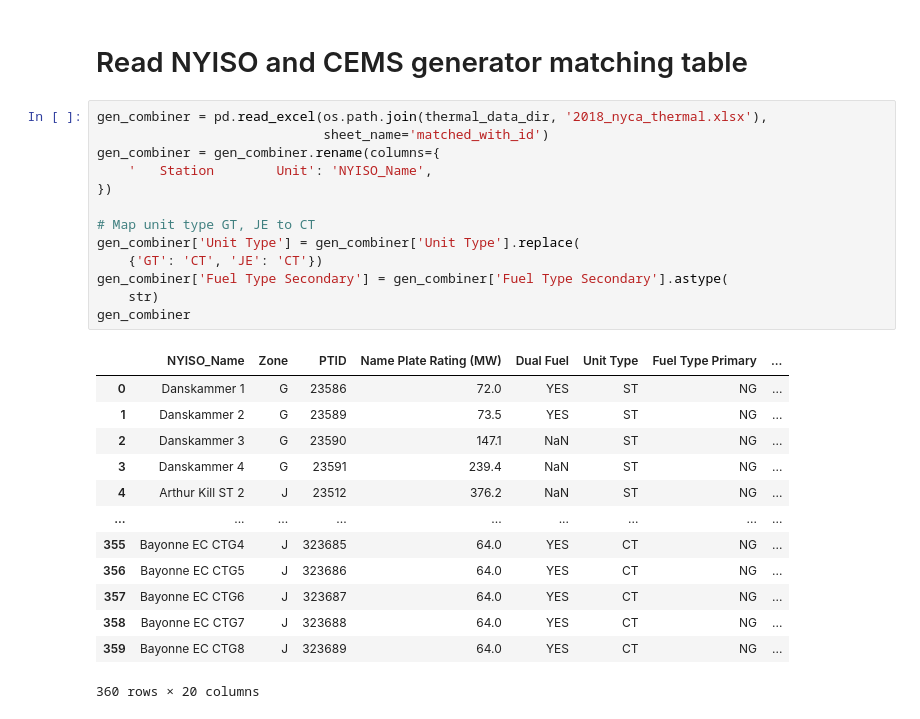
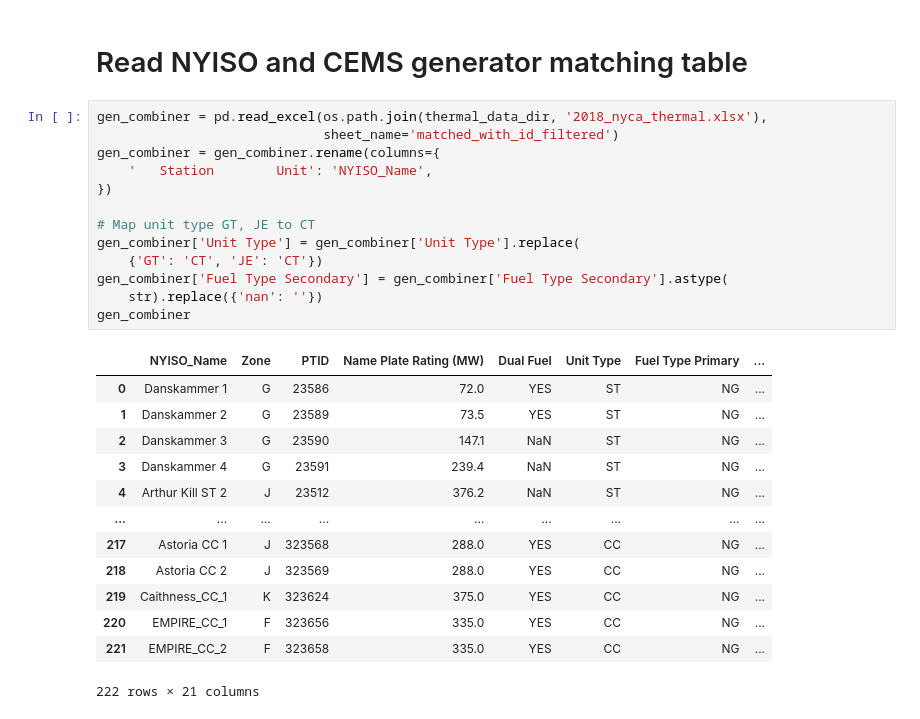
Before and after one commit to boyuan276/NYgrid-python, a Jupyter notebook: dev/calc_gen_params.ipynb, the cells around one changed output. Cells and saved outputs as stored; diff of their text form.

```diff
--- a/dev/calc_gen_params.ipynb
+++ b/dev/calc_gen_params.ipynb
@@ -66,31 +66,31 @@ cems_df = cems_df.drop(columns=['STATE', 'FAC_ID', 'UNIT_ID', 'OP_DATE', 'OP_HOU
 # Read NYISO and CEMS generator matching table
 # %%
 gen_combiner = pd.read_excel(os.path.join(thermal_data_dir, '2018_nyca_thermal.xlsx'),
-                             sheet_name='matched_with_id')
+                             sheet_name='matched_with_id_filtered')
 gen_combiner = gen_combiner.rename(columns={
     '   Station        Unit': 'NYISO_Name',
 })
 
 # Map unit type GT, JE to CT
 gen_combiner['Unit Type'] = gen_combiner['Unit Type'].replace(
     {'GT': 'CT', 'JE': 'CT'})
 gen_combiner['Fuel Type Secondary'] = gen_combiner['Fuel Type Secondary'].astype(
-    str)
+    str).replace({'nan': ''})
 gen_combiner
 # %% [output]
 |  | NYISO_Name | Zone | PTID | Name Plate Rating (MW) | Dual Fuel | Unit Type | Fuel Type Primary | ... |
 | 0 | Danskammer 1 | G | 23586 | 72.0 | YES | ST | NG | ... |
 | 1 | Danskammer 2 | G | 23589 | 73.5 | YES | ST | NG | ... |
 | 2 | Danskammer 3 | G | 23590 | 147.1 | NaN | ST | NG | ... |
 | 3 | Danskammer 4 | G | 23591 | 239.4 | NaN | ST | NG | ... |
 | 4 | Arthur Kill ST 2 | J | 23512 | 376.2 | NaN | ST | NG | ... |
 | ... | ... | ... | ... | ... | ... | ... | ... | ... |
-| 355 | Bayonne EC CTG4 | J | 323685 | 64.0 | YES | CT | NG | ... |
-| 356 | Bayonne EC CTG5 | J | 323686 | 64.0 | YES | CT | NG | ... |
-| 357 | Bayonne EC CTG6 | J | 323687 | 64.0 | YES | CT | NG | ... |
-| 358 | Bayonne EC CTG7 | J | 323688 | 64.0 | YES | CT | NG | ... |
-| 359 | Bayonne EC CTG8 | J | 323689 | 64.0 | YES | CT | NG | ... |
+| 217 | Astoria CC 1 | J | 323568 | 288.0 | YES | CC | NG | ... |
+| 218 | Astoria CC 2 | J | 323569 | 288.0 | YES | CC | NG | ... |
+| 219 | Caithness_CC_1 | K | 323624 | 375.0 | YES | CC | NG | ... |
+| 220 | EMPIRE_CC_1 | F | 323656 | 335.0 | YES | CC | NG | ... |
+| 221 | EMPIRE_CC_2 | F | 323658 | 335.0 | YES | CC | NG | ... |
-360 rows × 20 columns
+222 rows × 21 columns
 # %%
 os.makedirs('figures/time_series', exist_ok=True)
 os.makedirs('figures/heat_rate', exist_ok=True)
```
Also changed, not shown: parts of 4 cells of this notebook, 3 other files.
